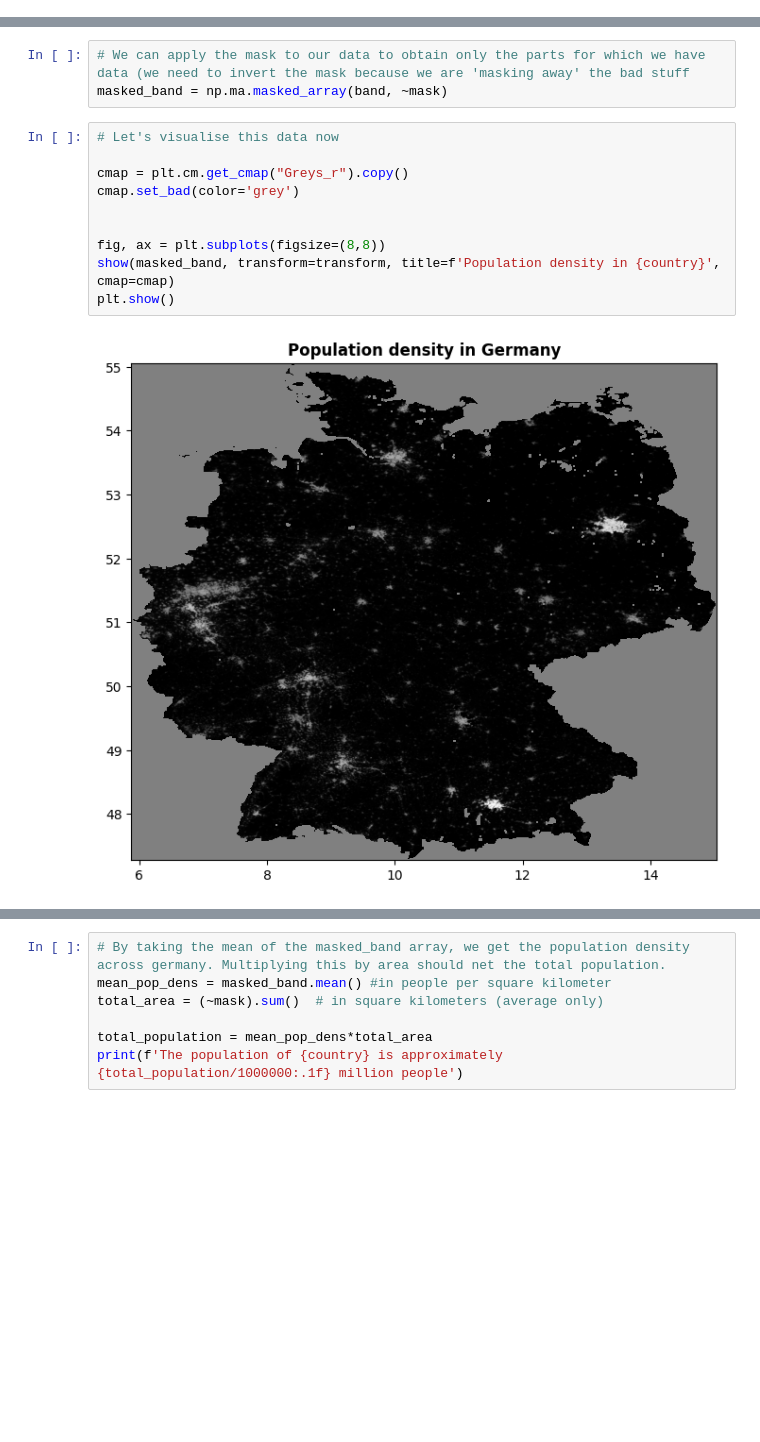
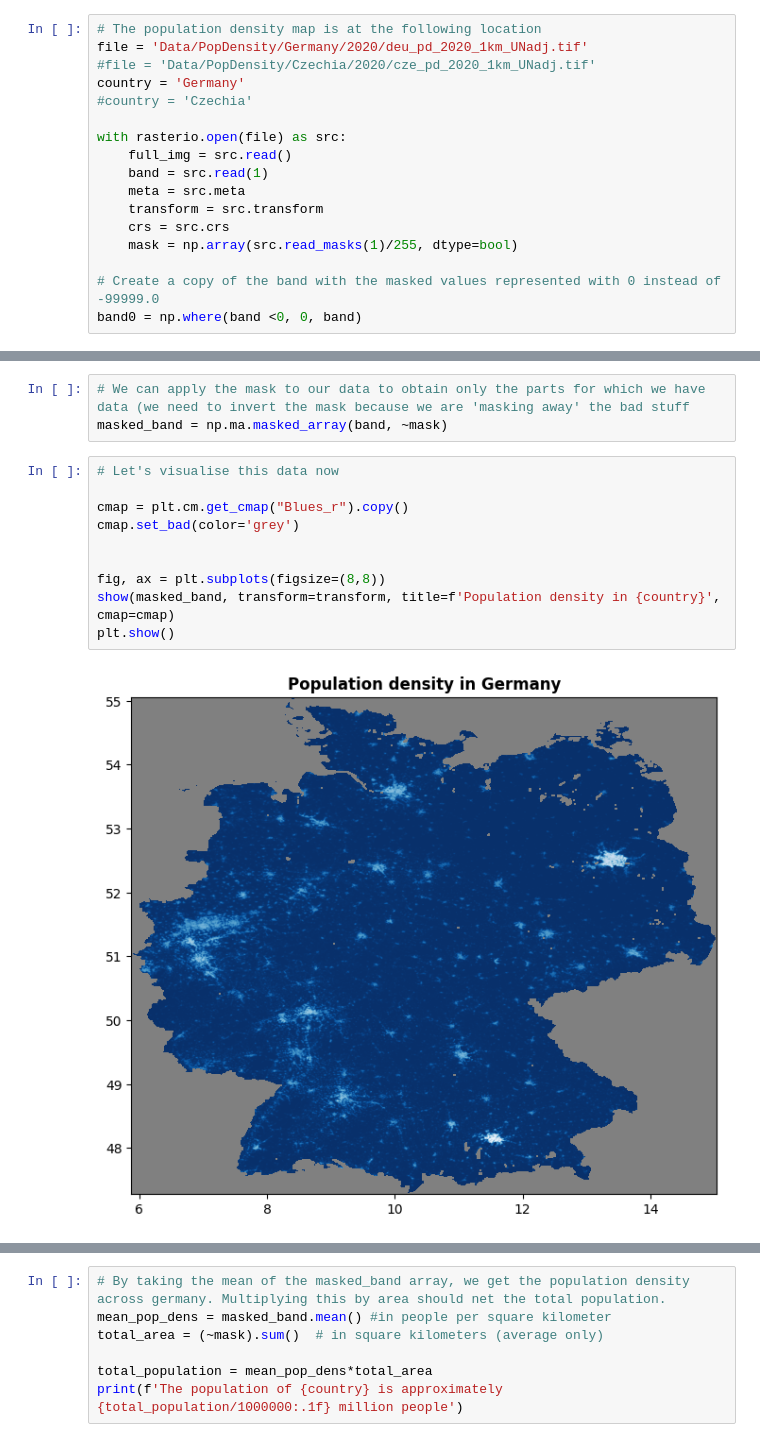
Before and after one commit to Mark-Bugden/zombie-outbreak, a Jupyter notebook: SketchFile.ipynb, the cells around one changed output, grey strips where cells are left out. Drawn from its saved outputs; the diff is of its cells as text; blank space fills up the shorter version.

```diff
--- a/SketchFile.ipynb
+++ b/SketchFile.ipynb
@@ -37,3 +21,20 @@ band0 = np.where(band <0, 0, band)
+# %%
+# The population density map is at the following location
+file = 'Data/PopDensity/Germany/2020/deu_pd_2020_1km_UNadj.tif'
+#file = 'Data/PopDensity/Czechia/2020/cze_pd_2020_1km_UNadj.tif'
+country = 'Germany'
+#country = 'Czechia'
+
+with rasterio.open(file) as src:
+    full_img = src.read()
+    band = src.read(1)
+    meta = src.meta
+    transform = src.transform
+    crs = src.crs
+    mask = np.array(src.read_masks(1)/255, dtype=bool)
+
+# Create a copy of the band with the masked values represented with 0 instead of -99999.0
+band0 = np.where(band <0, 0, band)
 # %%
 print(f'The shape of the image is {band.shape}')
 print(f'The shape of the mask is {mask.shape}')
@@ -60,15 +61,15 @@ masked_band = np.ma.masked_array(band, ~mask)
 # %%
 # Let's visualise this data now
 
-cmap = plt.cm.get_cmap("Greys_r").copy()
+cmap = plt.cm.get_cmap("Blues_r").copy()
 cmap.set_bad(color='grey')
 
 
 fig, ax = plt.subplots(figsize=(8,8))
 show(masked_band, transform=transform, title=f'Population density in {country}', cmap=cmap)
 plt.show()
 # %% [output]
-[figure, old version]
+[figure, new version]
 # %%
 # Zooming in on the highest population density, we see
 fig, ax = plt.subplots(figsize=(8,8))
```
Also changed, not shown: parts of 19 cells of this notebook.
